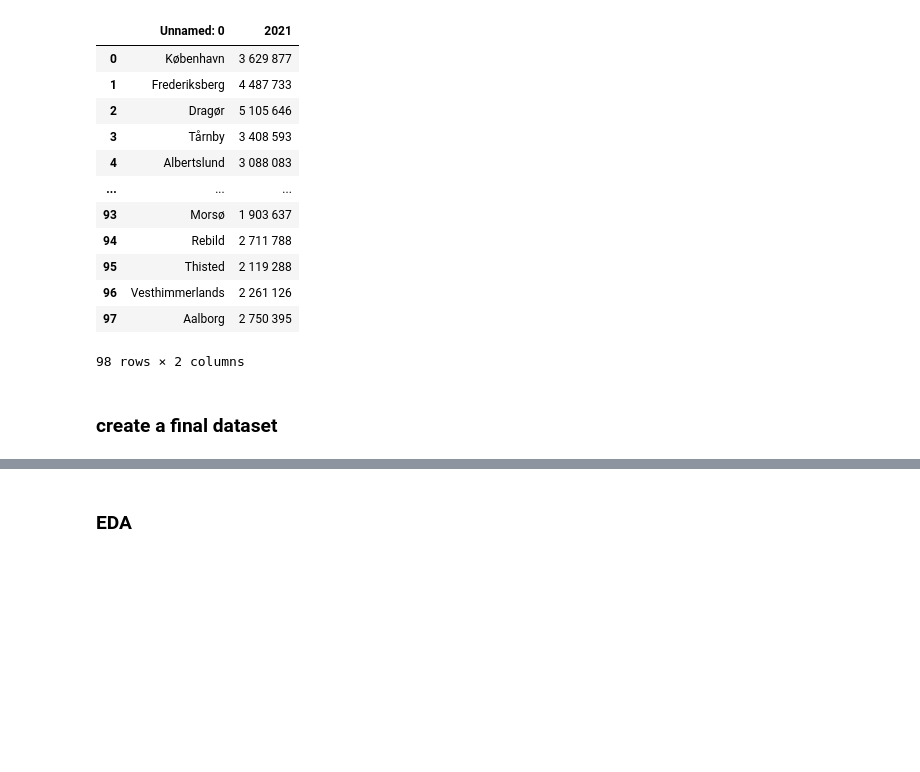
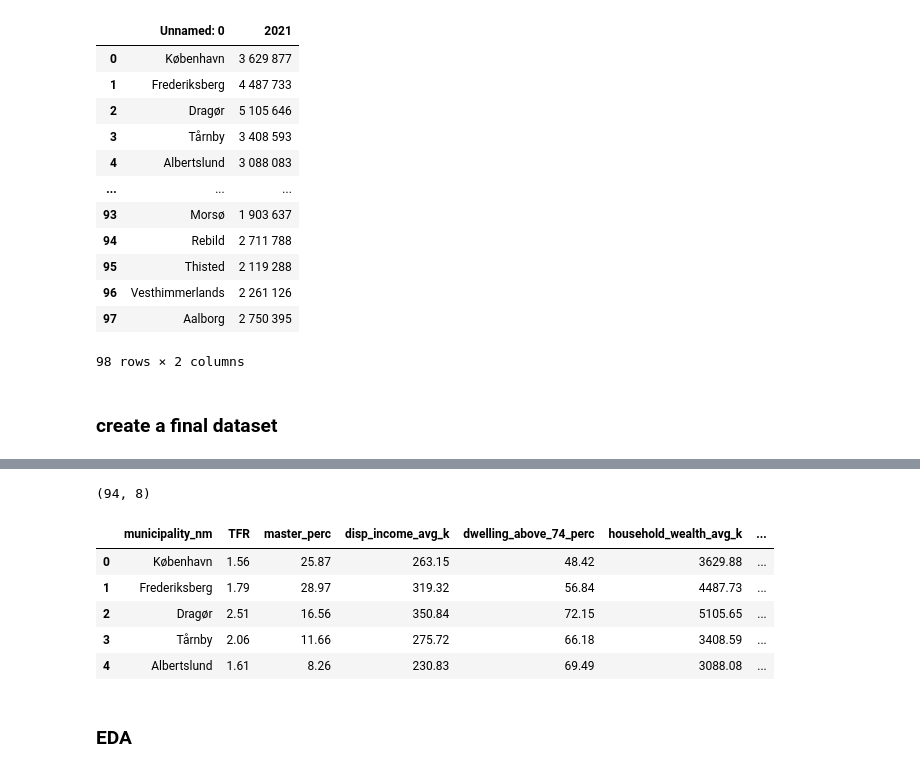
Before and after one commit to agnesutovaite/geospatial, a Jupyter notebook: project_notebook.ipynb, the cells around one changed output, grey strips where cells are left out. Cells and saved outputs as stored; diff of their text form; code cells hidden in the pictures; blank space fills up the shorter version.

```diff
--- a/project_notebook.ipynb
+++ b/project_notebook.ipynb
@@ -250,7 +305,20 @@ data = data[data['TFR'] != 0]
+# %%
+data.shape
+# %% [output]
+(94, 8)
 # %%
 data.to_excel('data.xlsx', index=False)
 # %%
-gdf = gpd.GeoDataFrame(data, geometry=geometries.geometry, crs = 'EPSG:25832') #added
+gdf = gpd.GeoDataFrame(data, geometry=data.geometry, crs = 'EPSG:25832') #added
+# %%
+gdf.head()
+# %% [output]
+|  | municipality_nm | TFR | master_perc | disp_income_avg_k | dwelling_above_74_perc | household_wealth_avg_k | ... |
+| 0 | København | 1.56 | 25.87 | 263.15 | 48.42 | 3629.88 | ... |
+| 1 | Frederiksberg | 1.79 | 28.97 | 319.32 | 56.84 | 4487.73 | ... |
+| 2 | Dragør | 2.51 | 16.56 | 350.84 | 72.15 | 5105.65 | ... |
+| 3 | Tårnby | 2.06 | 11.66 | 275.72 | 66.18 | 3408.59 | ... |
+| 4 | Albertslund | 1.61 | 8.26 | 230.83 | 69.49 | 3088.08 | ... |
 # %%
 # save the GeoDataFrame to a GeoJSON file
 gdf.to_file('Data/gdf.geojson', driver='GeoJSON')
```
Also changed, not shown: parts of 19 cells of this notebook, 6 other files.
